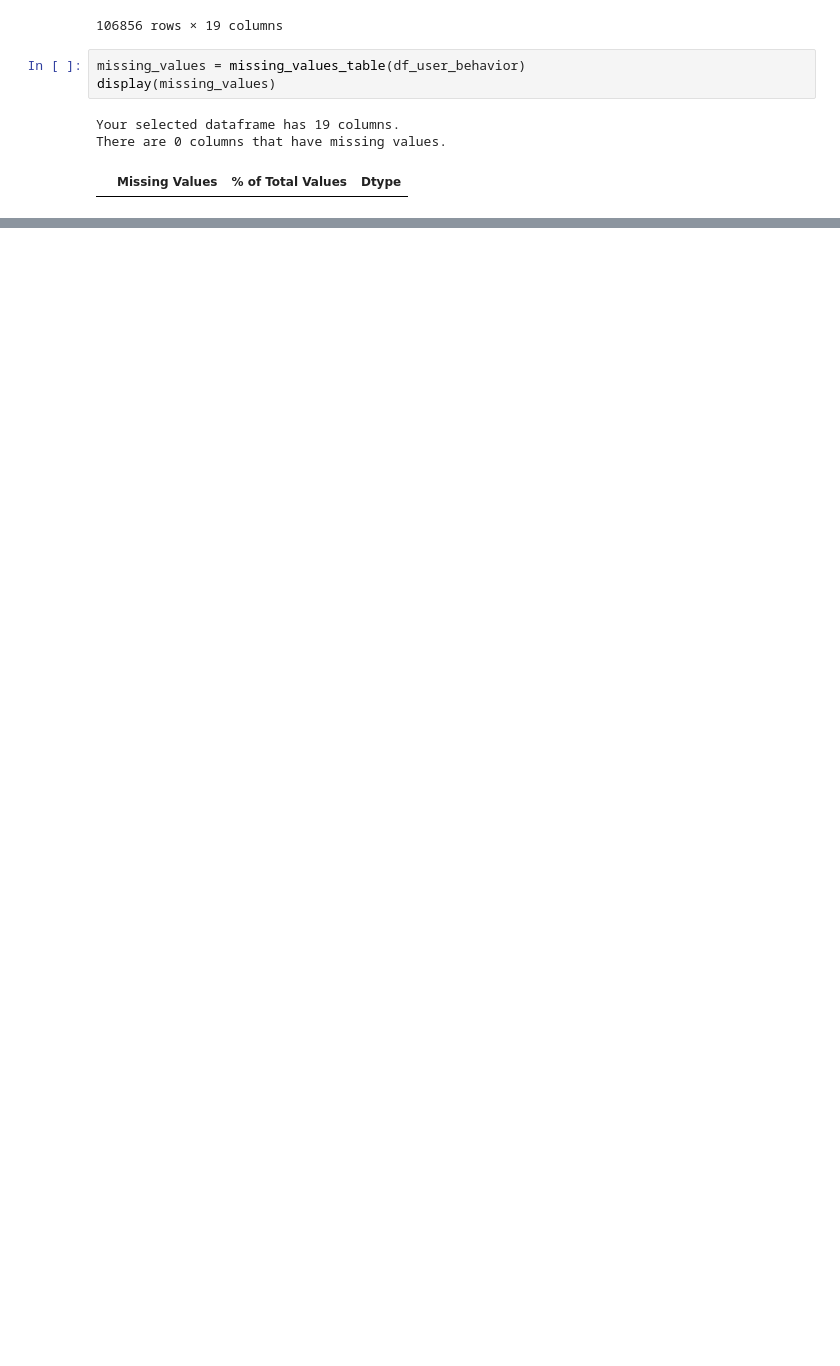
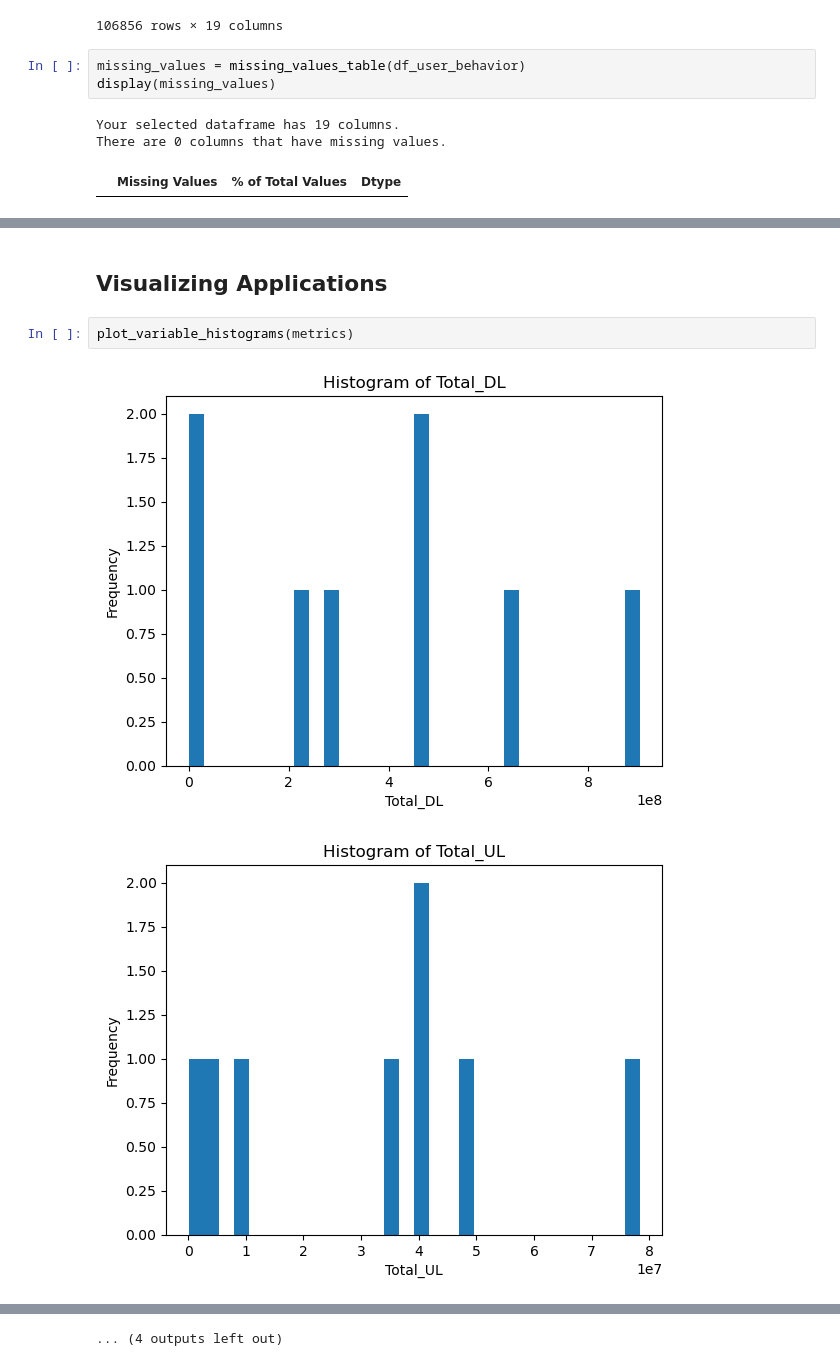
Before and after one commit to nolawit-fant/telecom-growth-analysis, a Jupyter notebook: notebooks/telecom_EDA.ipynb, the cells around one changed output, grey strips where cells are left out. Drawn from its saved outputs; the diff is of its cells as text; blank space fills up the shorter version.

```diff
--- a/notebooks/telecom_EDA.ipynb
+++ b/notebooks/telecom_EDA.ipynb
@@ -196,0 +203,7 @@ display(metrics)
+# %% [markdown]
+## Visualizing Applications
+# %%
+plot_variable_histograms(metrics)
+# %% [output]
+[figure, added]
+[figure, added]
@@ -196,0 +220 @@ display(metrics)
+... (4 outputs left out)
```
Also changed, not shown: parts of 7 cells of this notebook.
